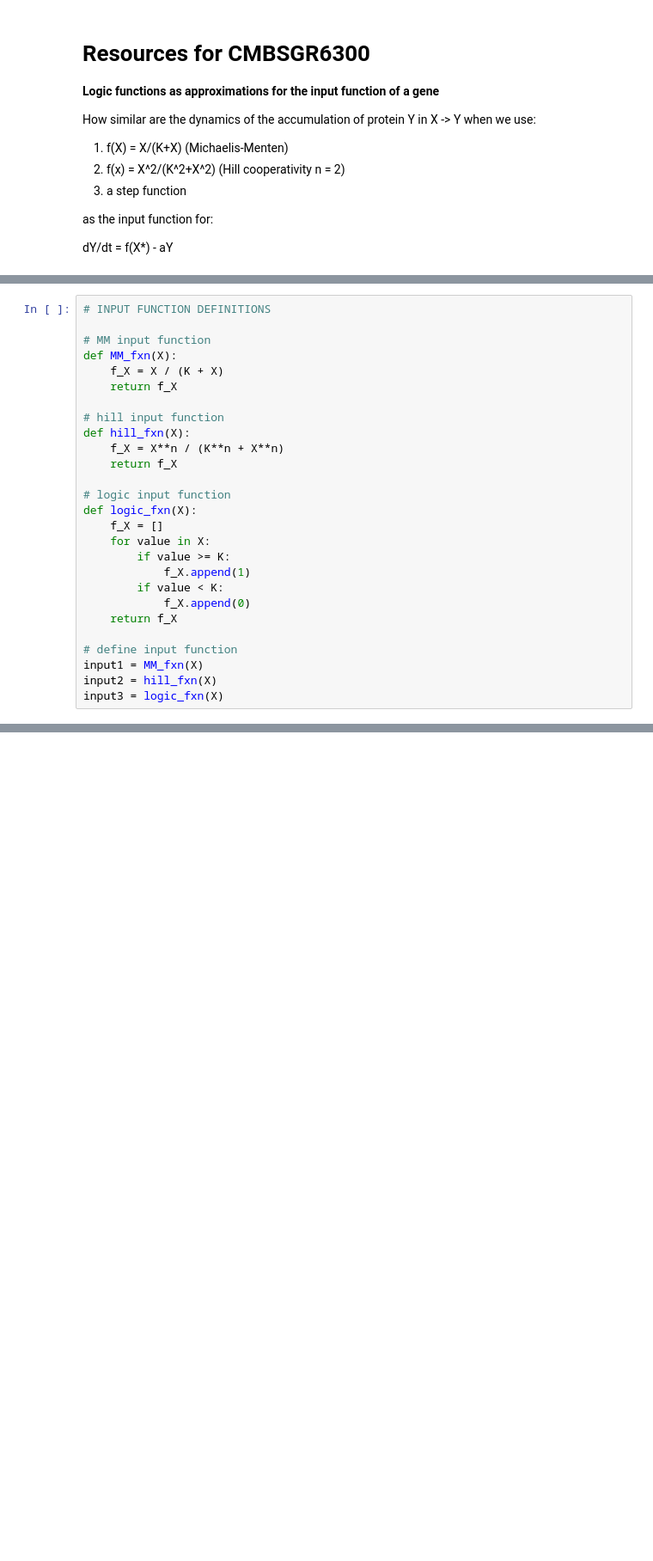
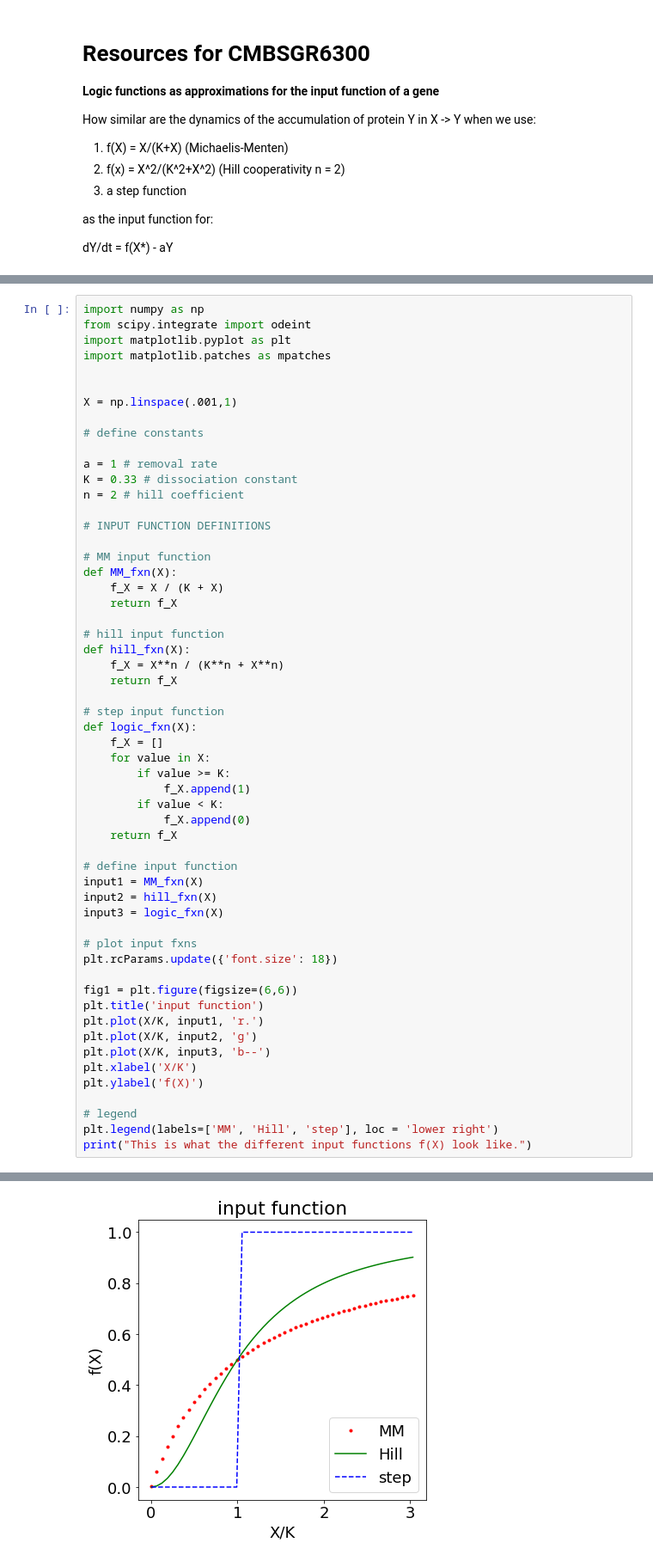
Before and after one commit to anumazam/anumazam.github.io, a Jupyter notebook: _sources/z_gene_input_fxns.ipynb, the cells around one changed output, grey strips where cells are left out. Shown: that part at 86% size. Drawn from its saved outputs; the diff is of its cells as text; blank space fills up the shorter version.

```diff
--- a/_sources/z_gene_input_fxns.ipynb
+++ b/_sources/z_gene_input_fxns.ipynb
@@ -29,4 +15,18 @@ n = 2 # hill coefficient
 # %%
+import numpy as np
+from scipy.integrate import odeint
+import matplotlib.pyplot as plt
+import matplotlib.patches as mpatches
+
+
+X = np.linspace(.001,1)
+
+# define constants
+
+a = 1 # removal rate
+K = 0.33 # dissociation constant
+n = 2 # hill coefficient
+
 # INPUT FUNCTION DEFINITIONS
 
 # MM input function
@@ -39,7 +39,7 @@ def hill_fxn(X):
     f_X = X**n / (K**n + X**n)
     return f_X
 
-# logic input function
+# step input function
 def logic_fxn(X):
     f_X = []
     for value in X:
@@ -53,3 +53,19 @@ def logic_fxn(X):
 input1 = MM_fxn(X)
 input2 = hill_fxn(X)
 input3 = logic_fxn(X)
+
+# plot input fxns
+plt.rcParams.update({'font.size': 18})
+
+fig1 = plt.figure(figsize=(6,6))
+plt.title('input function')
+plt.plot(X/K, input1, 'r.')
+plt.plot(X/K, input2, 'g')
+plt.plot(X/K, input3, 'b--')
+plt.xlabel('X/K')
+plt.ylabel('f(X)')
+
+# legend
+plt.legend(labels=['MM', 'Hill', 'step'], loc = 'lower right')
+print("This is what the different input functions f(X) look like.")
+# %% [output]
@@ -55,0 +73 @@ input3 = logic_fxn(X)
+[figure, added]
```
Also changed, not shown: parts of 5 cells of this notebook, 22 other files.
